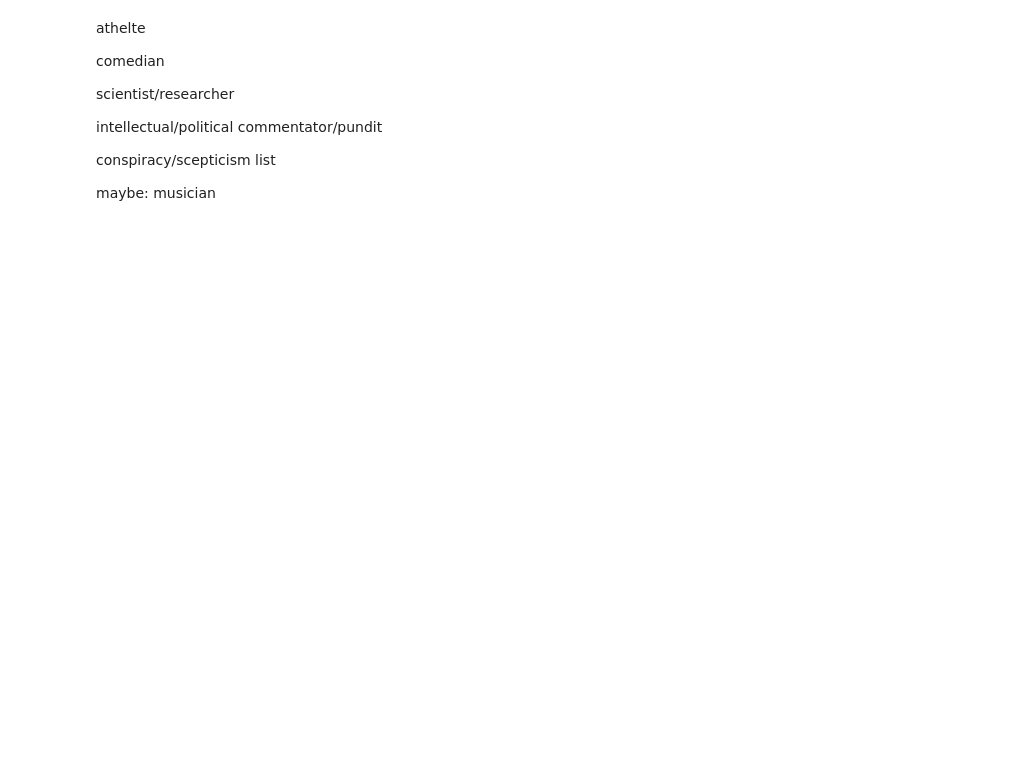
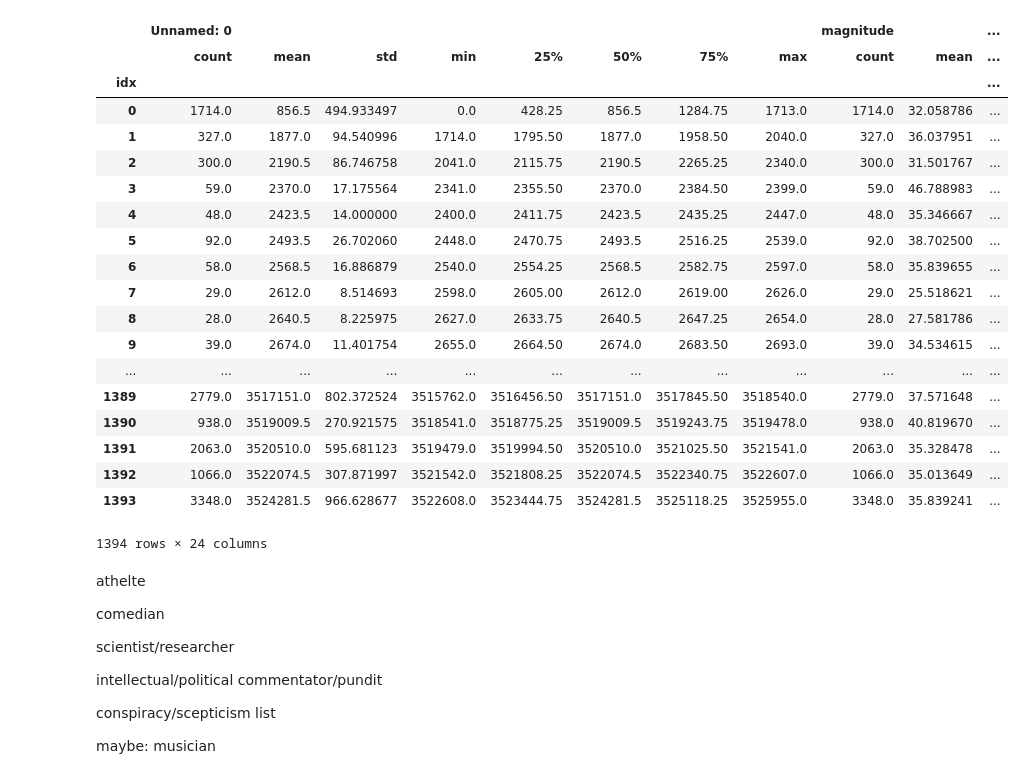
Before and after one commit to snc-89/sentiment_analysis_notebook, a Jupyter notebook: dataSentiments.ipynb, the cells around one changed output. Drawn from its saved outputs; the diff is of its cells as text; code cells hidden in the pictures; blank space fills up the shorter version.

```diff
--- a/dataSentiments.ipynb
+++ b/dataSentiments.ipynb
@@ -22,5 +7,0 @@ for i in range(len(data['videos'])):
-# %%
-df = pd.DataFrame()
-df['idx'] = index
-df['magnitude'] = magnitude
-df['sentiment'] = score
@@ -30,5 +31,27 @@ vidInfo['ratio'] = vidInfo.likeCount.divide(vidInfo.dislikeCount)
 # %%
 stats = df.groupby(['idx']).describe()
+stats
+# %% [output]
+|  | Unnamed: 0 |  |  |  |  |  |  |  | magnitude |  | ... |
+|  | count | mean | std | min | 25% | 50% | 75% | max | count | mean | ... |
+| idx |  |  |  |  |  |  |  |  |  |  | ... |
+| 0 | 1714.0 | 856.5 | 494.933497 | 0.0 | 428.25 | 856.5 | 1284.75 | 1713.0 | 1714.0 | 32.058786 | ... |
+| 1 | 327.0 | 1877.0 | 94.540996 | 1714.0 | 1795.50 | 1877.0 | 1958.50 | 2040.0 | 327.0 | 36.037951 | ... |
+| 2 | 300.0 | 2190.5 | 86.746758 | 2041.0 | 2115.75 | 2190.5 | 2265.25 | 2340.0 | 300.0 | 31.501767 | ... |
+| 3 | 59.0 | 2370.0 | 17.175564 | 2341.0 | 2355.50 | 2370.0 | 2384.50 | 2399.0 | 59.0 | 46.788983 | ... |
+| 4 | 48.0 | 2423.5 | 14.000000 | 2400.0 | 2411.75 | 2423.5 | 2435.25 | 2447.0 | 48.0 | 35.346667 | ... |
+| 5 | 92.0 | 2493.5 | 26.702060 | 2448.0 | 2470.75 | 2493.5 | 2516.25 | 2539.0 | 92.0 | 38.702500 | ... |
+| 6 | 58.0 | 2568.5 | 16.886879 | 2540.0 | 2554.25 | 2568.5 | 2582.75 | 2597.0 | 58.0 | 35.839655 | ... |
+| 7 | 29.0 | 2612.0 | 8.514693 | 2598.0 | 2605.00 | 2612.0 | 2619.00 | 2626.0 | 29.0 | 25.518621 | ... |
+| 8 | 28.0 | 2640.5 | 8.225975 | 2627.0 | 2633.75 | 2640.5 | 2647.25 | 2654.0 | 28.0 | 27.581786 | ... |
+| 9 | 39.0 | 2674.0 | 11.401754 | 2655.0 | 2664.50 | 2674.0 | 2683.50 | 2693.0 | 39.0 | 34.534615 | ... |
+| ... | ... | ... | ... | ... | ... | ... | ... | ... | ... | ... | ... |
+| 1389 | 2779.0 | 3517151.0 | 802.372524 | 3515762.0 | 3516456.50 | 3517151.0 | 3517845.50 | 3518540.0 | 2779.0 | 37.571648 | ... |
+| 1390 | 938.0 | 3519009.5 | 270.921575 | 3518541.0 | 3518775.25 | 3519009.5 | 3519243.75 | 3519478.0 | 938.0 | 40.819670 | ... |
+| 1391 | 2063.0 | 3520510.0 | 595.681123 | 3519479.0 | 3519994.50 | 3520510.0 | 3521025.50 | 3521541.0 | 2063.0 | 35.328478 | ... |
+| 1392 | 1066.0 | 3522074.5 | 307.871997 | 3521542.0 | 3521808.25 | 3522074.5 | 3522340.75 | 3522607.0 | 1066.0 | 35.013649 | ... |
+| 1393 | 3348.0 | 3524281.5 | 966.628677 | 3522608.0 | 3523444.75 | 3524281.5 | 3525118.25 | 3525955.0 | 3348.0 | 35.839241 | ... |
+1394 rows × 24 columns
 # %% [markdown]
 athelte
 
```
Also changed, not shown: parts of 20 cells of this notebook, 5 other files.
